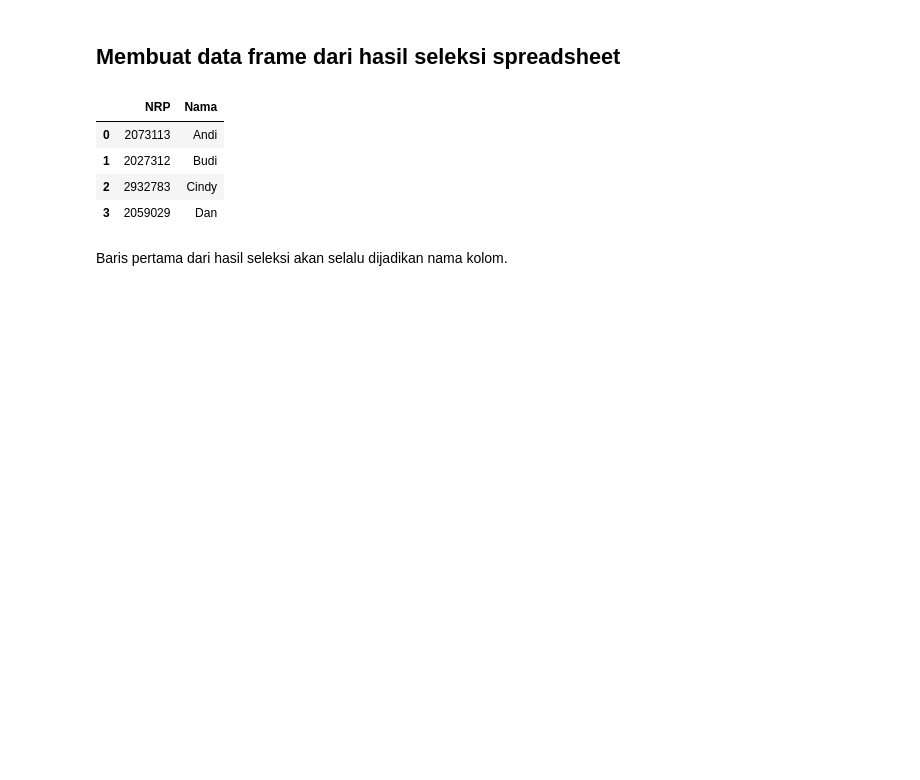
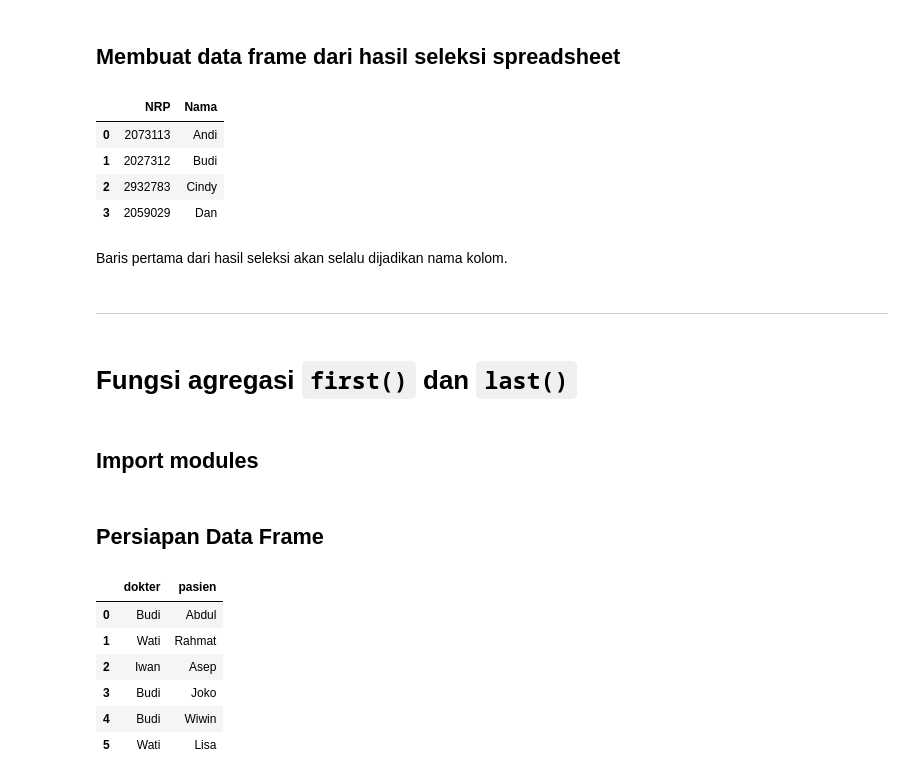
Before and after one commit to medievalgoose/pandas, a Jupyter notebook: Pandas-Week7.ipynb, the cells around one changed output. Cells and saved outputs as stored; diff of their text form; code cells hidden in the pictures; blank space fills up the shorter version.

Commit message:
Menambahkan penjelasan fungsi agregasi first dan last

```diff
--- a/Pandas-Week7.ipynb
+++ b/Pandas-Week7.ipynb
@@ -106,3 +106,9 @@ df
 | 3 | 2059029 | Dan |
 # %% [markdown]
 Baris pertama dari hasil seleksi akan selalu dijadikan nama kolom.
+# %% [markdown]
+***
+# %% [markdown]
+# Fungsi agregasi `first()` dan `last()`
+# %% [markdown]
+## Import modules
@@ -108,0 +117,17 @@ Baris pertama dari hasil seleksi akan selalu dijadikan nama kolom.
+# %% [markdown]
+## Persiapan Data Frame
+# %%
+d = {'dokter':['Budi', 'Wati', 'Iwan', 'Budi', 'Budi', 'Wati'],
+    'pasien':['Abdul', ' Rahmat', 'Asep', 'Joko', 'Wiwin', 'Lisa']}
+
+df = pd.DataFrame(d)
+
+df
+# %% [output]
+|  | dokter | pasien |
+| 0 | Budi | Abdul |
+| 1 | Wati | Rahmat |
+| 2 | Iwan | Asep |
+| 3 | Budi | Joko |
+| 4 | Budi | Wiwin |
+| 5 | Wati | Lisa |
```
Also changed, not shown: parts of 6 cells of this notebook.
